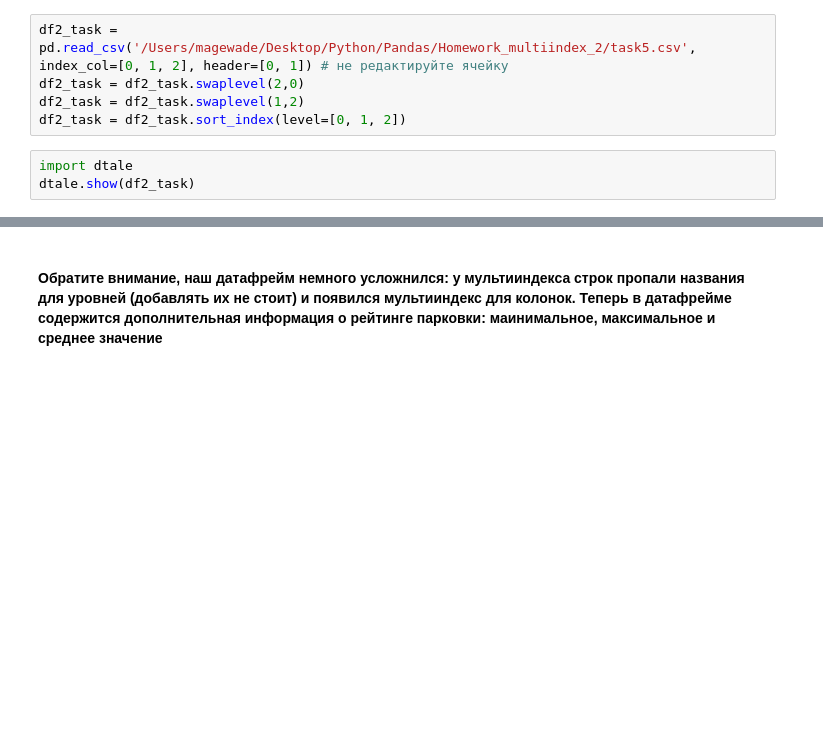
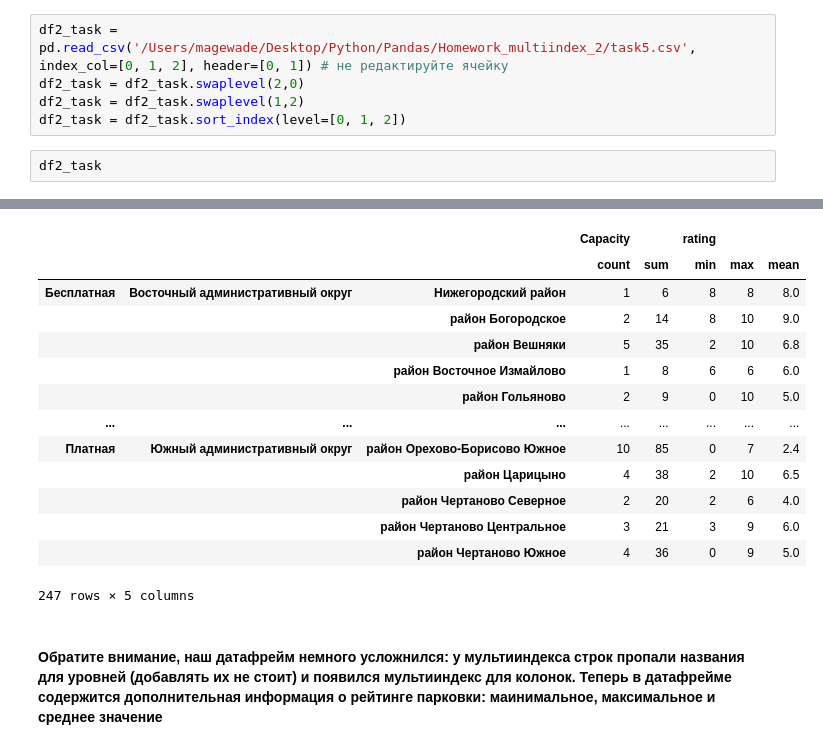
Before and after one commit to magewade/PythonLearning, a Jupyter notebook: Pandas/Homework_multiindex_2/homework2.ipynb, the cells around one changed output, grey strips where cells are left out. Saved outputs shown, nothing was run; the diff lists cells and outputs as text; blank space fills up the shorter version.

```diff
--- a/Pandas/Homework_multiindex_2/homework2.ipynb
+++ b/Pandas/Homework_multiindex_2/homework2.ipynb
@@ -40,6 +40,5 @@ df2_task = df2_task.swaplevel(2,0)
 df2_task = df2_task.swaplevel(1,2)
 df2_task = df2_task.sort_index(level=[0, 1, 2])
 # %%
-import dtale
-dtale.show(df2_task)
+df2_task
 # %% [output]
@@ -47,3 +45,17 @@ dtale.show(df2_task)
+|  |  |  | Capacity |  | rating |  |  |
+|  |  |  | count | sum | min | max | mean |
+| Бесплатная | Восточный административный округ | Нижегородский район | 1 | 6 | 8 | 8 | 8.0 |
+|  |  | район Богородское | 2 | 14 | 8 | 10 | 9.0 |
+|  |  | район Вешняки | 5 | 35 | 2 | 10 | 6.8 |
+|  |  | район Восточное Измайлово | 1 | 8 | 6 | 6 | 6.0 |
+|  |  | район Гольяново | 2 | 9 | 0 | 10 | 5.0 |
+| ... | ... | ... | ... | ... | ... | ... | ... |
+| Платная | Южный административный округ | район Орехово-Борисово Южное | 10 | 85 | 0 | 7 | 2.4 |
+|  |  | район Царицыно | 4 | 38 | 2 | 10 | 6.5 |
+|  |  | район Чертаново Северное | 2 | 20 | 2 | 6 | 4.0 |
+|  |  | район Чертаново Центральное | 3 | 21 | 3 | 9 | 6.0 |
+|  |  | район Чертаново Южное | 4 | 36 | 0 | 9 | 5.0 |
+247 rows × 5 columns
 # %% [markdown]
 #### Обратите внимание, наш датафрейм немного усложнился: у мультииндекса строк пропали названия для уровней (добавлять их не стоит) и появился мультииндекс для колонок. Теперь в датафрейме содержится дополнительная информация о рейтинге парковки: маинимальное, максимальное и среднее значение
 # %%
```
Also changed, not shown: parts of 22 cells of this notebook, 9 other files.
